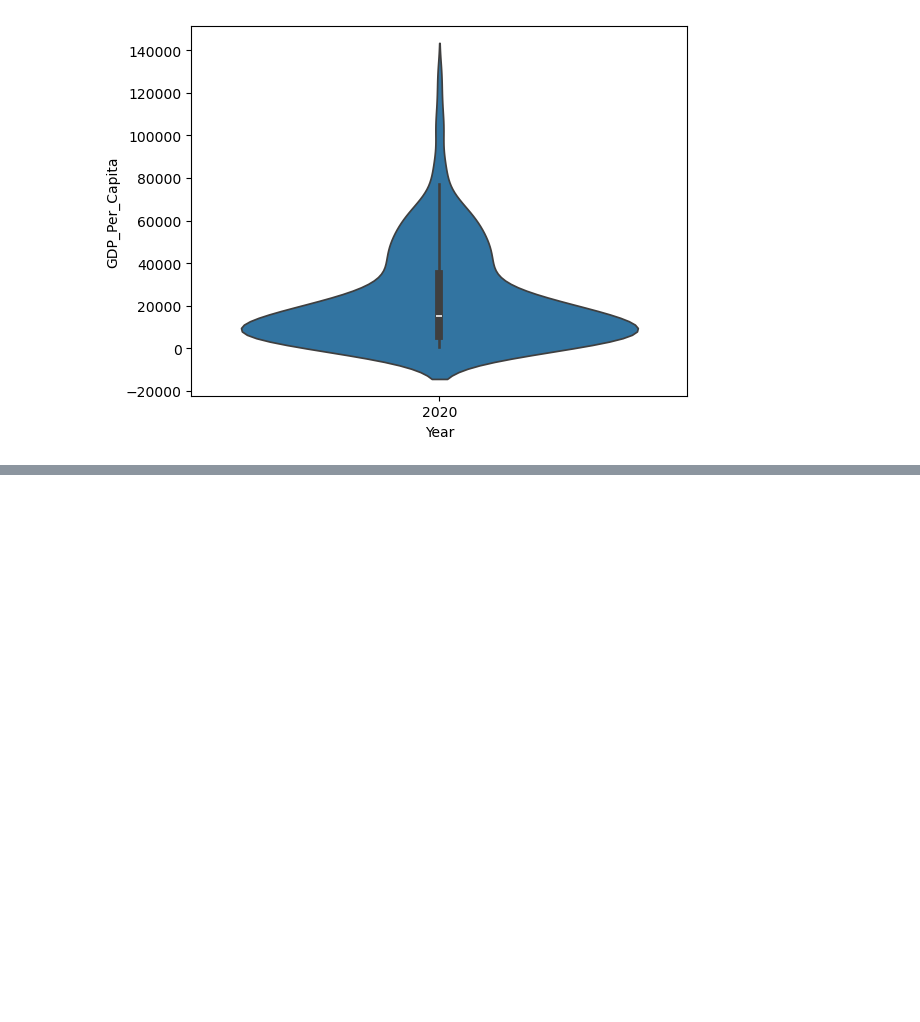
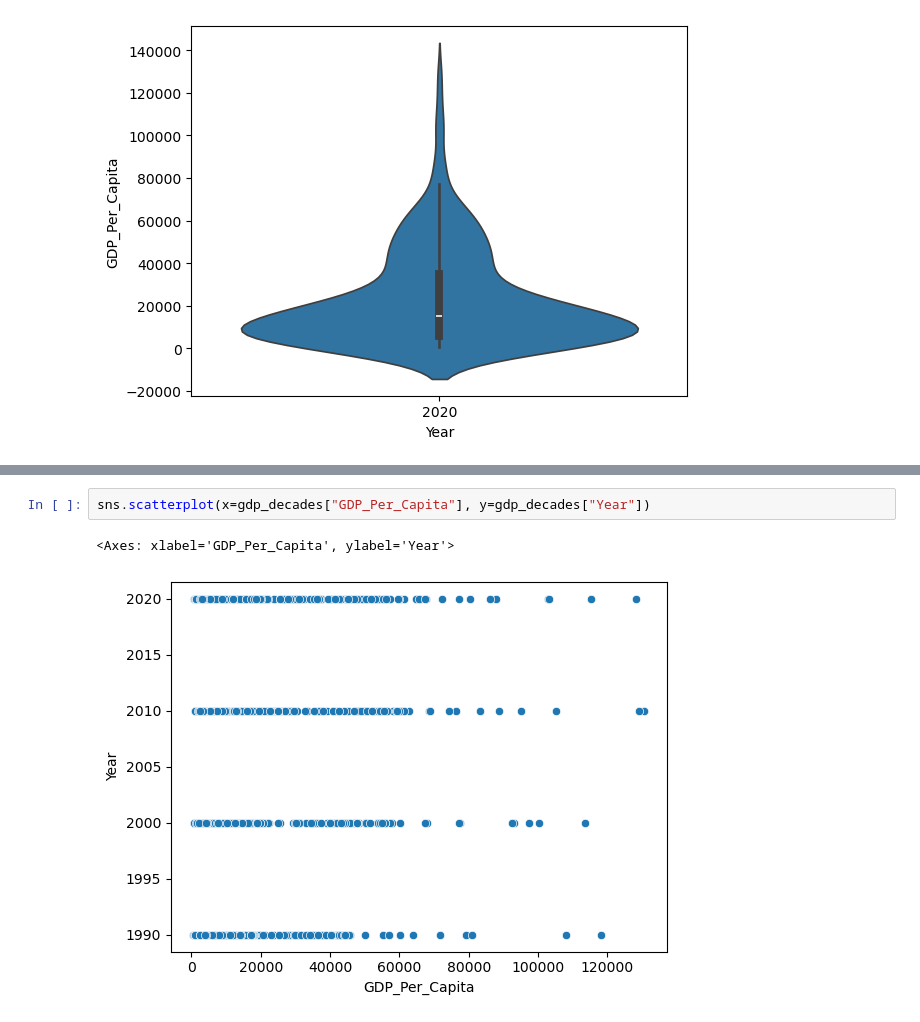
Before and after one commit to NSS-Full-Time-Data-Analytics-16/un-project-JLRoselle, a Jupyter notebook: notebooks/UN_Project.ipynb, the cells around one changed output, grey strips where cells are left out. Cells and saved outputs as stored; diff of their text form; blank space fills up the shorter version.

```diff
--- a/notebooks/UN_Project.ipynb
+++ b/notebooks/UN_Project.ipynb
@@ -221,0 +250,5 @@ gdp2020.describe()
+# %%
+sns.scatterplot(x=gdp_decades["GDP_Per_Capita"], y=gdp_decades["Year"])
+# %% [output]
+<Axes: xlabel='GDP_Per_Capita', ylabel='Year'>
+[figure, added]
```
Also changed, not shown: parts of 13 cells of this notebook.
